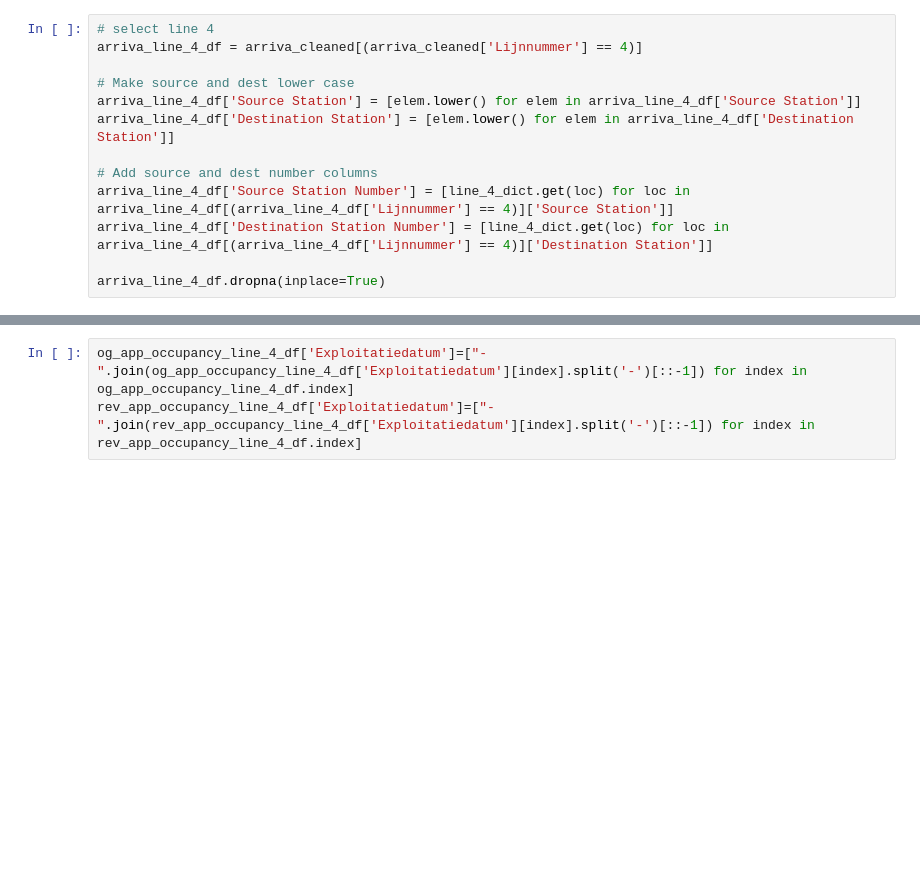
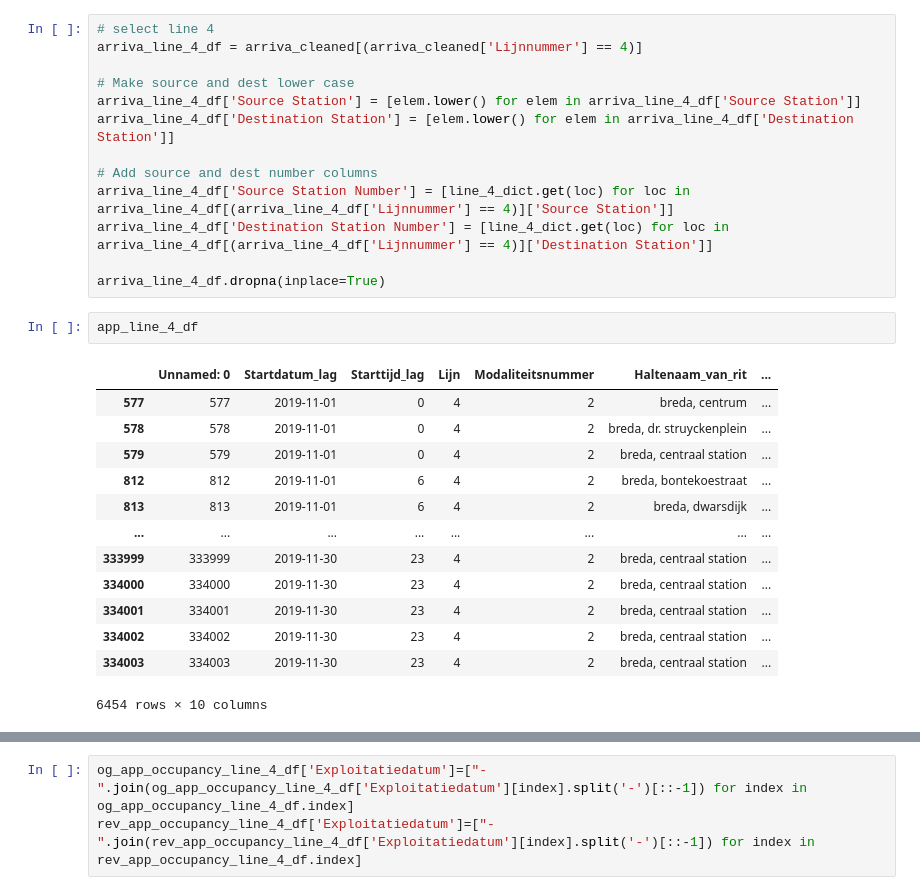
Before and after one commit to s260895/deia_smartways, a Jupyter notebook: DEIA1.ipynb, the cells around one changed output, grey strips where cells are left out. Saved outputs shown, nothing was run; the diff lists cells and outputs as text; blank space fills up the shorter version.

```diff
--- a/DEIA1.ipynb
+++ b/DEIA1.ipynb
@@ -214,3 +198,19 @@ arriva_line_4_df['Source Station Number'] = [line_4_dict.get(loc) for loc in arr
 arriva_line_4_df['Destination Station Number'] = [line_4_dict.get(loc) for loc in arriva_line_4_df[(arriva_line_4_df['Lijnnummer'] == 4)]['Destination Station']]
 
 arriva_line_4_df.dropna(inplace=True)
+# %%
+app_line_4_df
+# %% [output]
+|  | Unnamed: 0 | Startdatum_lag | Starttijd_lag | Lijn | Modaliteitsnummer | Haltenaam_van_rit | ... |
+| 577 | 577 | 2019-11-01 | 0 | 4 | 2 | breda, centrum | ... |
+| 578 | 578 | 2019-11-01 | 0 | 4 | 2 | breda, dr. struyckenplein | ... |
+| 579 | 579 | 2019-11-01 | 0 | 4 | 2 | breda, centraal station | ... |
+| 812 | 812 | 2019-11-01 | 6 | 4 | 2 | breda, bontekoestraat | ... |
+| 813 | 813 | 2019-11-01 | 6 | 4 | 2 | breda, dwarsdijk | ... |
+| ... | ... | ... | ... | ... | ... | ... | ... |
+| 333999 | 333999 | 2019-11-30 | 23 | 4 | 2 | breda, centraal station | ... |
+| 334000 | 334000 | 2019-11-30 | 23 | 4 | 2 | breda, centraal station | ... |
+| 334001 | 334001 | 2019-11-30 | 23 | 4 | 2 | breda, centraal station | ... |
+| 334002 | 334002 | 2019-11-30 | 23 | 4 | 2 | breda, centraal station | ... |
+| 334003 | 334003 | 2019-11-30 | 23 | 4 | 2 | breda, centraal station | ... |
+6454 rows × 10 columns
```
Also changed, not shown: parts of 20 cells of this notebook.
